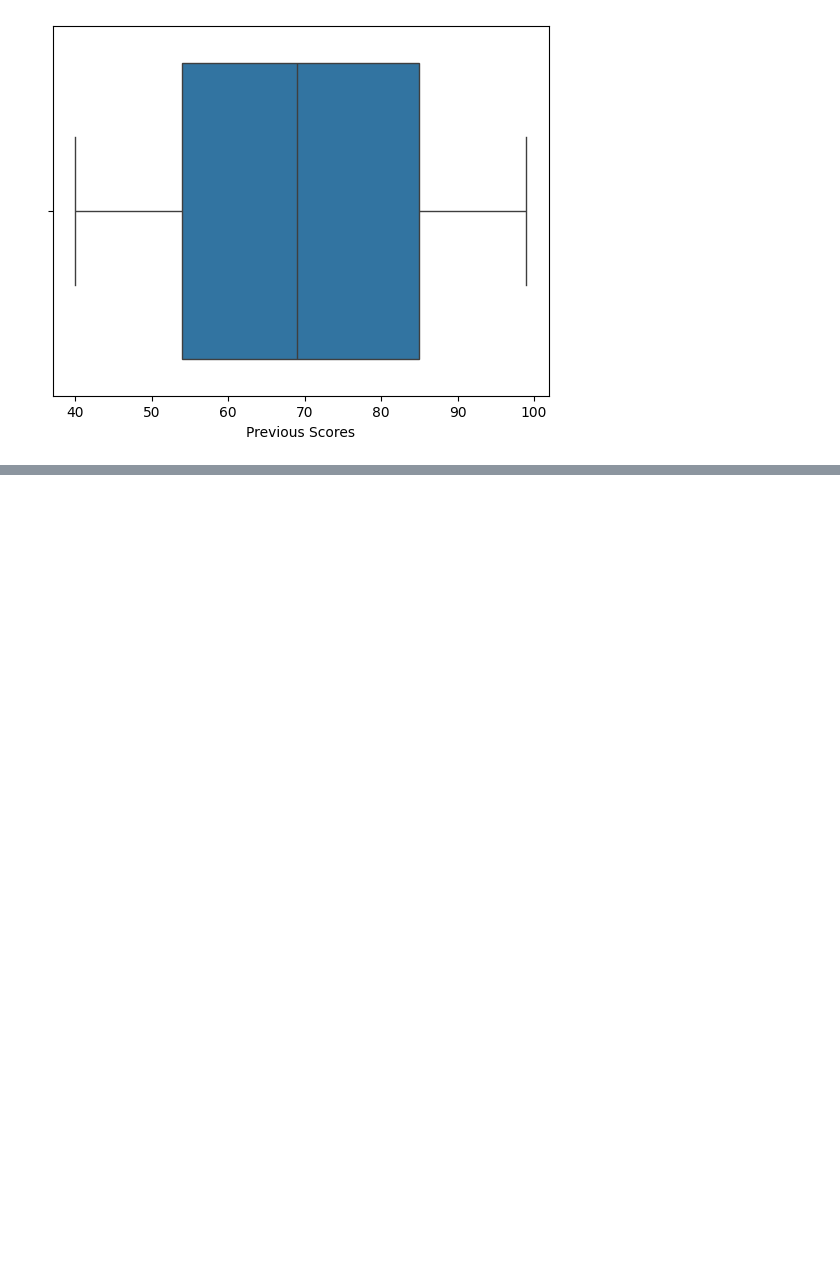
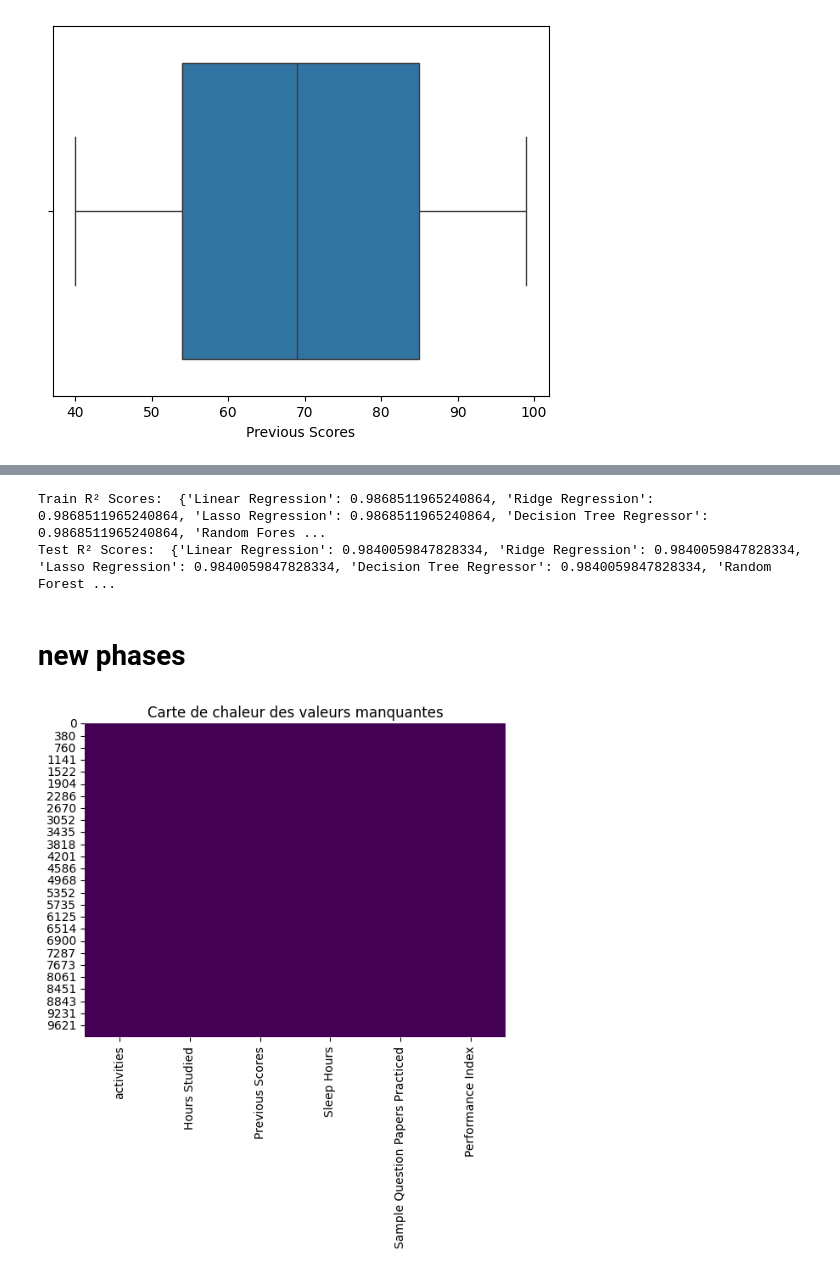
Before and after one commit to AdamSe22/DataMinig, a Jupyter notebook: multiple_student.ipynb, the cells around one changed output, grey strips where cells are left out. Cells and saved outputs as stored; diff of their text form; code cells hidden in the pictures; blank space fills up the shorter version.

```diff
--- a/multiple_student.ipynb
+++ b/multiple_student.ipynb
@@ -333,32 +218,0 @@ Test R² Scores:  {'Linear Regression': 0.9840059847828334, 'Ridge Regression':
-# %%
-proportion_na = 0.05
-n_rows = data.shape[0]
-n_cols = data.shape[1]
-n_na = int(proportion_na * n_rows * n_cols)
-
-# Indices des cellules où on insère les NaN
-na_indices = [(np.random.randint(0, n_rows), np.random.randint(0, n_cols)) for _ in range(n_na)]
-
-# Insérer les NaN dans les indices sélectionnés
-for i, j in na_indices:
-    data.iloc[i, j] = np.nan
-
-# 2. Ajouter des valeurs aberrantes
-# On peut insérer des valeurs aberrantes, par exemple des valeurs très grandes ou très petites
-
-# Choisir une proportion de valeurs aberrantes à insérer (par exemple 3%)
-proportion_outliers = 0.03
-n_outliers = int(proportion_outliers * n_rows * n_cols)
-
-# Indices des cellules où on insère les valeurs aberrantes
-outlier_indices = [(np.random.randint(0, n_rows), np.random.randint(0, n_cols)) for _ in range(n_outliers)]
-
-# Insérer des valeurs aberrantes (exemple de valeurs très grandes ou très petites)
-for i, j in outlier_indices:
-    data.iloc[i, j] = np.random.choice([99999, -99999])  # Valeurs aberrantes très grandes
-
-# 3. Enregistrer la nouvelle dataset dans un fichier CSV
-data.to_csv("Student_Performance3.csv", index=False)
-
-# Afficher un aperçu des premières lignes du nouveau dataset
-print(data.head())
@@ -364,0 +328,14 @@ print(data.head())
+# %%
+print("Train R² Scores: ", train_scores)
+print("Test R² Scores: ", test_scores)
+# %% [output]
+Train R² Scores:  {'Linear Regression': 0.9868511965240864, 'Ridge Regression': 0.9868511965240864, 'Lasso Regression': 0.9868511965240864, 'Decision Tree Regressor': 0.9868511965240864, 'Random Fores ...
+Test R² Scores:  {'Linear Regression': 0.9840059847828334, 'Ridge Regression': 0.9840059847828334, 'Lasso Regression': 0.9840059847828334, 'Decision Tree Regressor': 0.9840059847828334, 'Random Forest ...
+# %% [markdown]
+# new phases
+# %%
+sns.heatmap(data.isnull(), cbar=False, cmap='viridis')
+plt.title("Carte de chaleur des valeurs manquantes")
+plt.show()
+# %% [output]
+[figure, added]
```
Also changed, not shown: parts of 28 cells of this notebook, 1 other file.
